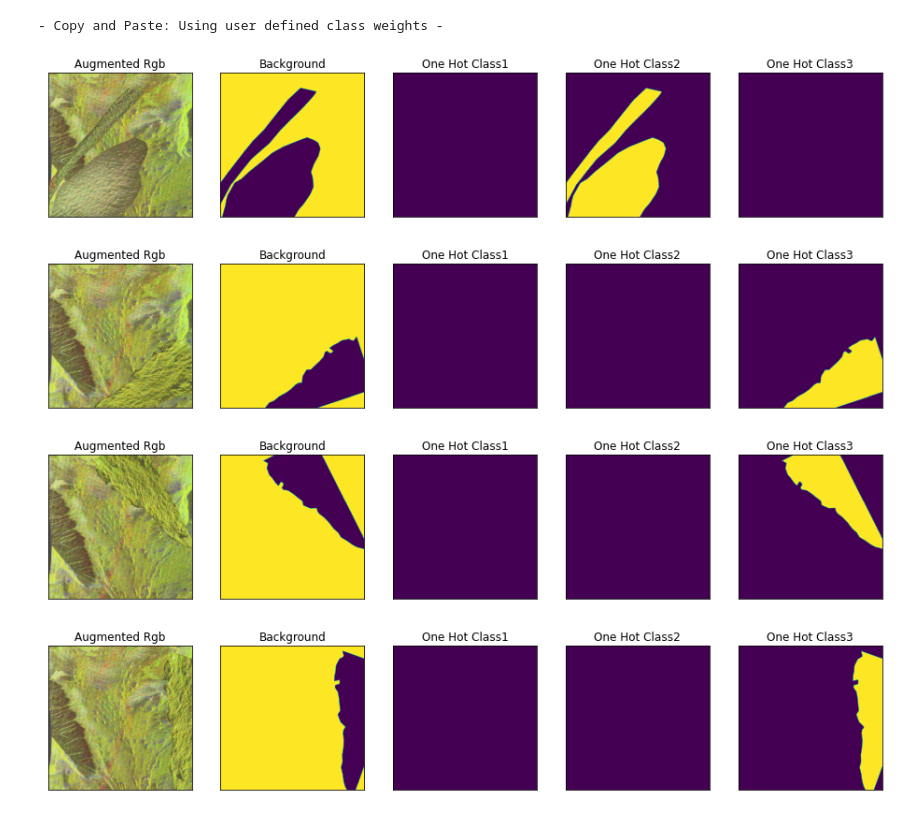
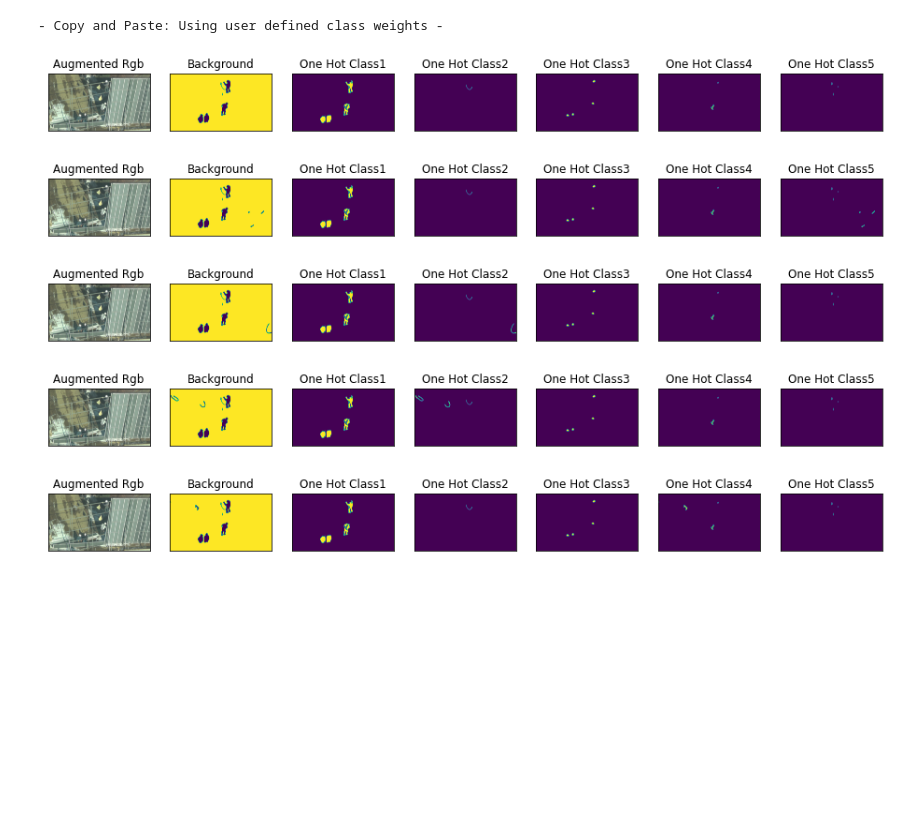
Before and after one commit to WeiChihChern/Copy-Paste-Semantic-Segmentation, a Jupyter notebook: Example/Demo.ipynb, the cells around one changed output. Cells and saved outputs as stored; diff of their text form; code cells hidden in the pictures; blank space fills up the shorter version.

```diff
--- a/Example/Demo.ipynb
+++ b/Example/Demo.ipynb
@@ -12,8 +12,9 @@ import os
 import cv2
 import numpy as np
 import matplotlib.pyplot as plt
+plt.rcParams['figure.figsize'] = [10, 5]
 # %%
-DATA_DIR = './data'
+DATA_DIR = './data/worker'
 x_train_dir = os.path.join(DATA_DIR, 'train')
 y_train_dir = os.path.join(DATA_DIR, 'train_mask')
 # %%
@@ -56,7 +57,7 @@ class Dataset:
 
     """
 
-    CLASSES = ['class1', 'class2', 'class3']
+    CLASSES = ['class1', 'class2', 'class3', 'class4', 'class5', 'class6']
 
     def __init__(
             self,
@@ -135,7 +138,7 @@ def round_clip_0_1(x, **kwargs):
 
 '''
     Args:
-        4 = 3 classes + background
+        6 = 5 classes + background
         x_train_dir: path to ground truth RGB image
         y_train_dir: labeled mask (with pixel values with class idx, 0=background, 1=class1, etc)
         [-0.5, 0.5]: copied content x-axis shift limit (range from -1 to 1)
@@ -143,14 +146,14 @@ def round_clip_0_1(x, **kwargs):
         class_weights: probability to each class for augmentation
 '''
 CopyAndPaste = SemanticCopyandPaste(
-    4,
+    6,
     x_train_dir,
     y_train_dir,
     shift_x_limit= [-.1,.1],
     shift_y_limit= [-.1,.1],
-    rotate_limit = [-.5,.5],
-    scale        = [.9,1.1],
-    class_weights= [0,0,0.4,0.6],
+    rotate_limit = [-.3,.3],
+    scale        = [1.1,2], # for visualization purpose, adjust scaling to your applciation
+    class_weights= [0, 1, 1, 1, 1, 1],
     # Means:
     # No aug to background class
     # No aug to class #1
@@ -195,19 +198,35 @@ def get_preprocessing(preprocessing_fn):
 - Copy and Paste: Using user defined class weights -
 # %%
 # Lets look at augmented data we have
-dataset = Dataset(x_train_dir, y_train_dir, classes=['class1', 'class2', 'class3'], augmentation=get_training_augmentation())
+dataset = Dataset(x_train_dir, y_train_dir, classes=['class1', 'class2', 'class3', 'class4', 'class5','class6'])
+image, mask = dataset[0] # get some sample
+visualize(
+    Augmented_RGB=image,
+    Background=mask[..., 0].squeeze(),
+    One_Hot_class1=mask[..., 1].squeeze(),
+    One_Hot_class2=mask[..., 2].squeeze(),
+    One_Hot_class3=mask[..., 3].squeeze(),
+    One_Hot_class4=mask[..., 4].squeeze(),
+    One_Hot_class5=mask[..., 5].squeeze(),
+)
+
+
+dataset = Dataset(x_train_dir, y_train_dir, classes=['class1', 'class2', 'class3', 'class4', 'class5','class6'], augmentation=get_training_augmentation())
 
 for i in range(4):
-    image, mask = dataset[2] # get some sample
+    image, mask = dataset[0] # get some sample
     visualize(
         Augmented_RGB=image,
         Background=mask[..., 0].squeeze(),
         One_Hot_class1=mask[..., 1].squeeze(),
         One_Hot_class2=mask[..., 2].squeeze(),
         One_Hot_class3=mask[..., 3].squeeze(),
+        One_Hot_class4=mask[..., 4].squeeze(),
+        One_Hot_class5=mask[..., 5].squeeze(),
     )
 # %% [output]
-[figure, old version]
+[figure, new version]
-[figure, old version]
+[figure, new version]
-[figure, old version]
+[figure, new version]
-[figure, old version]
+[figure, new version]
+[figure, added]
```
Also changed, not shown: parts of 1 cell of this notebook, 1 other file.
